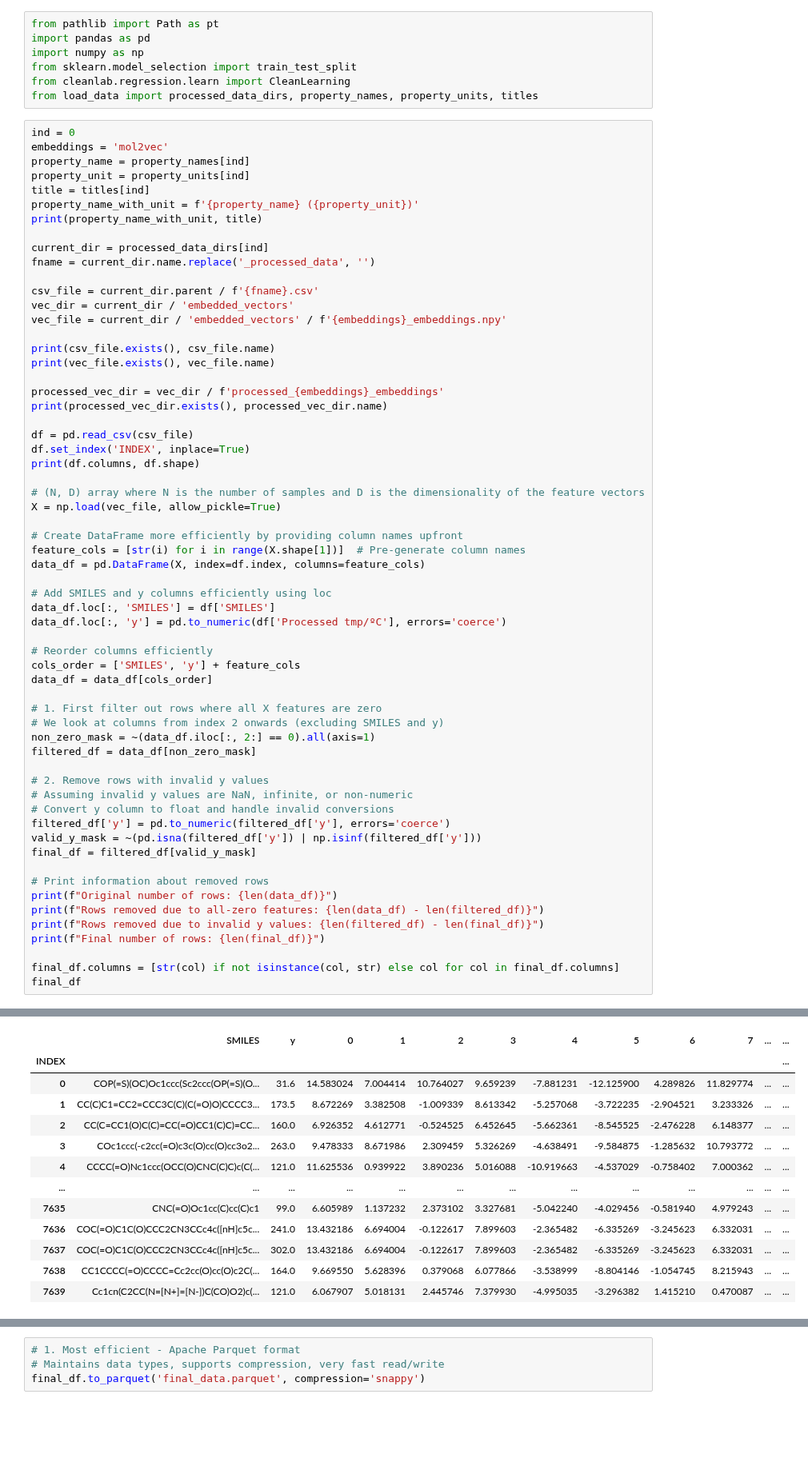
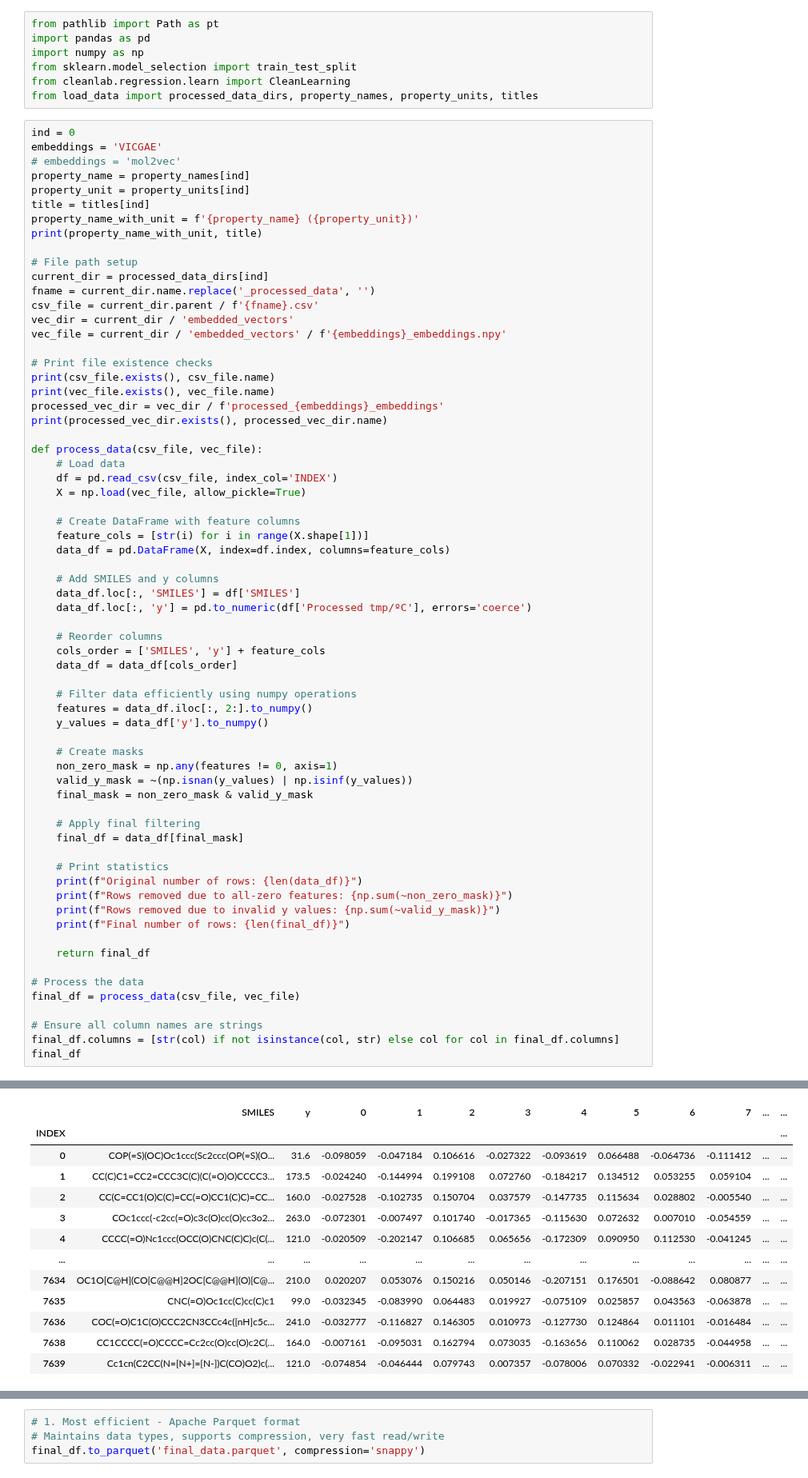
Before and after one commit to aravindhnivas/cxml_py, a Jupyter notebook: notebooks/testing.ipynb, the cells around one changed output, grey strips where cells are left out. Shown at 80% size. Drawn from its saved outputs; the diff is of its cells as text; blank space fills up the shorter version.

```diff
--- a/notebooks/testing.ipynb
+++ b/notebooks/testing.ipynb
@@ -7,63 +7,68 @@ from cleanlab.regression.learn import CleanLearning
 from load_data import processed_data_dirs, property_names, property_units, titles
 # %%
 ind = 0
-embeddings = 'mol2vec'
+embeddings = 'VICGAE'
+# embeddings = 'mol2vec'
 property_name = property_names[ind]
 property_unit = property_units[ind]
 title = titles[ind]
 property_name_with_unit = f'{property_name} ({property_unit})'
 print(property_name_with_unit, title)
 
+# File path setup
 current_dir = processed_data_dirs[ind]
 fname = current_dir.name.replace('_processed_data', '')
-
 csv_file = current_dir.parent / f'{fname}.csv'
 vec_dir = current_dir / 'embedded_vectors'
 vec_file = current_dir / 'embedded_vectors' / f'{embeddings}_embeddings.npy'
 
+# Print file existence checks
 print(csv_file.exists(), csv_file.name)
 print(vec_file.exists(), vec_file.name)
-
 processed_vec_dir = vec_dir / f'processed_{embeddings}_embeddings'
 print(processed_vec_dir.exists(), processed_vec_dir.name)
 
-df = pd.read_csv(csv_file)
-df.set_index('INDEX', inplace=True)
-print(df.columns, df.shape)
+def process_data(csv_file, vec_file):
+    # Load data
+    df = pd.read_csv(csv_file, index_col='INDEX')
+    X = np.load(vec_file, allow_pickle=True)
 
-# (N, D) array where N is the number of samples and D is the dimensionality of the feature vectors
-X = np.load(vec_file, allow_pickle=True)
+    # Create DataFrame with feature columns
+    feature_cols = [str(i) for i in range(X.shape[1])]
+    data_df = pd.DataFrame(X, index=df.index, columns=feature_cols)
 
-# Create DataFrame more efficiently by providing column names upfront
-feature_cols = [str(i) for i in range(X.shape[1])]  # Pre-generate column names
-data_df = pd.DataFrame(X, index=df.index, columns=feature_cols)
+    # Add SMILES and y columns
+    data_df.loc[:, 'SMILES'] = df['SMILES']
+    data_df.loc[:, 'y'] = pd.to_numeric(df['Processed tmp/ºC'], errors='coerce')
 
-# Add SMILES and y columns efficiently using loc
-data_df.loc[:, 'SMILES'] = df['SMILES']
-data_df.loc[:, 'y'] = pd.to_numeric(df['Processed tmp/ºC'], errors='coerce')
+    # Reorder columns
+    cols_order = ['SMILES', 'y'] + feature_cols
+    data_df = data_df[cols_order]
 
-# Reorder columns efficiently
-cols_order = ['SMILES', 'y'] + feature_cols
-data_df = data_df[cols_order]
+    # Filter data efficiently using numpy operations
+    features = data_df.iloc[:, 2:].to_numpy()
+    y_values = data_df['y'].to_numpy()
 
-# 1. First filter out rows where all X features are zero
-# We look at columns from index 2 onwards (excluding SMILES and y)
-non_zero_mask = ~(data_df.iloc[:, 2:] == 0).all(axis=1)
-filtered_df = data_df[non_zero_mask]
+    # Create masks
+    non_zero_mask = np.any(features != 0, axis=1)
+    valid_y_mask = ~(np.isnan(y_values) | np.isinf(y_values))
+    final_mask = non_zero_mask & valid_y_mask
 
-# 2. Remove rows with invalid y values
-# Assuming invalid y values are NaN, infinite, or non-numeric
-# Convert y column to float and handle invalid conversions
-filtered_df['y'] = pd.to_numeric(filtered_df['y'], errors='coerce')
-valid_y_mask = ~(pd.isna(filtered_df['y']) | np.isinf(filtered_df['y']))
-final_df = filtered_df[valid_y_mask]
+    # Apply final filtering
+    final_df = data_df[final_mask]
 
-# Print information about removed rows
-print(f"Original number of rows: {len(data_df)}")
-print(f"Rows removed due to all-zero features: {len(data_df) - len(filtered_df)}")
-print(f"Rows removed due to invalid y values: {len(filtered_df) - len(final_df)}")
-print(f"Final number of rows: {len(final_df)}")
+    # Print statistics
+    print(f"Original number of rows: {len(data_df)}")
+    print(f"Rows removed due to all-zero features: {np.sum(~non_zero_mask)}")
+    print(f"Rows removed due to invalid y values: {np.sum(~valid_y_mask)}")
+    print(f"Final number of rows: {len(final_df)}")
 
+    return final_df
+
+# Process the data
+final_df = process_data(csv_file, vec_file)
+
+# Ensure all column names are strings
 final_df.columns = [str(col) if not isinstance(col, str) else col for col in final_df.columns]
 final_df
 # %% [output]
@@ -79,13 +83,13 @@ Final number of rows: 7476
 |  | SMILES | y | 0 | 1 | 2 | 3 | 4 | 5 | 6 | 7 | ... | ... |
 | INDEX |  |  |  |  |  |  |  |  |  |  |  | ... |
-| 0 | COP(=S)(OC)Oc1ccc(Sc2ccc(OP(=S)(O... | 31.6 | 14.583024 | 7.004414 | 10.764027 | 9.659239 | -7.881231 | -12.125900 | 4.289826 | 11.829774 | ... | ... |
-| 1 | CC(C)C1=CC2=CCC3C(C)(C(=O)O)CCCC3... | 173.5 | 8.672269 | 3.382508 | -1.009339 | 8.613342 | -5.257068 | -3.722235 | -2.904521 | 3.233326 | ... | ... |
-| 2 | CC(C=CC1(O)C(C)=CC(=O)CC1(C)C)=CC... | 160.0 | 6.926352 | 4.612771 | -0.524525 | 6.452645 | -5.662361 | -8.545525 | -2.476228 | 6.148377 | ... | ... |
-| 3 | COc1ccc(-c2cc(=O)c3c(O)cc(O)cc3o2... | 263.0 | 9.478333 | 8.671986 | 2.309459 | 5.326269 | -4.638491 | -9.584875 | -1.285632 | 10.793772 | ... | ... |
-| 4 | CCCC(=O)Nc1ccc(OCC(O)CNC(C)C)c(C(... | 121.0 | 11.625536 | 0.939922 | 3.890236 | 5.016088 | -10.919663 | -4.537029 | -0.758402 | 7.000362 | ... | ... |
+| 0 | COP(=S)(OC)Oc1ccc(Sc2ccc(OP(=S)(O... | 31.6 | -0.098059 | -0.047184 | 0.106616 | -0.027322 | -0.093619 | 0.066488 | -0.064736 | -0.111412 | ... | ... |
+| 1 | CC(C)C1=CC2=CCC3C(C)(C(=O)O)CCCC3... | 173.5 | -0.024240 | -0.144994 | 0.199108 | 0.072760 | -0.184217 | 0.134512 | 0.053255 | 0.059104 | ... | ... |
+| 2 | CC(C=CC1(O)C(C)=CC(=O)CC1(C)C)=CC... | 160.0 | -0.027528 | -0.102735 | 0.150704 | 0.037579 | -0.147735 | 0.115634 | 0.028802 | -0.005540 | ... | ... |
+| 3 | COc1ccc(-c2cc(=O)c3c(O)cc(O)cc3o2... | 263.0 | -0.072301 | -0.007497 | 0.101740 | -0.017365 | -0.115630 | 0.072632 | 0.007010 | -0.054559 | ... | ... |
+| 4 | CCCC(=O)Nc1ccc(OCC(O)CNC(C)C)c(C(... | 121.0 | -0.020509 | -0.202147 | 0.106685 | 0.065656 | -0.172309 | 0.090950 | 0.112530 | -0.041245 | ... | ... |
 | ... | ... | ... | ... | ... | ... | ... | ... | ... | ... | ... | ... | ... |
-| 7635 | CNC(=O)Oc1cc(C)cc(C)c1 | 99.0 | 6.605989 | 1.137232 | 2.373102 | 3.327681 | -5.042240 | -4.029456 | -0.581940 | 4.979243 | ... | ... |
-| 7636 | COC(=O)C1C(O)CCC2CN3CCc4c([nH]c5c... | 241.0 | 13.432186 | 6.694004 | -0.122617 | 7.899603 | -2.365482 | -6.335269 | -3.245623 | 6.332031 | ... | ... |
-| 7637 | COC(=O)C1C(O)CCC2CN3CCc4c([nH]c5c... | 302.0 | 13.432186 | 6.694004 | -0.122617 | 7.899603 | -2.365482 | -6.335269 | -3.245623 | 6.332031 | ... | ... |
-| 7638 | CC1CCCC(=O)CCCC=Cc2cc(O)cc(O)c2C(... | 164.0 | 9.669550 | 5.628396 | 0.379068 | 6.077866 | -3.538999 | -8.804146 | -1.054745 | 8.215943 | ... | ... |
-| 7639 | Cc1cn(C2CC(N=[N+]=[N-])C(CO)O2)c(... | 121.0 | 6.067907 | 5.018131 | 2.445746 | 7.379930 | -4.995035 | -3.296382 | 1.415210 | 0.470087 | ... | ... |
+| 7634 | OC1O[C@H](CO[C@@H]2OC[C@@H](O)[C@... | 210.0 | 0.020207 | 0.053076 | 0.150216 | 0.050146 | -0.207151 | 0.176501 | -0.088642 | 0.080877 | ... | ... |
+| 7635 | CNC(=O)Oc1cc(C)cc(C)c1 | 99.0 | -0.032345 | -0.083990 | 0.064483 | 0.019927 | -0.075109 | 0.025857 | 0.043563 | -0.063878 | ... | ... |
+| 7636 | COC(=O)C1C(O)CCC2CN3CCc4c([nH]c5c... | 241.0 | -0.032777 | -0.116827 | 0.146305 | 0.010973 | -0.127730 | 0.124864 | 0.011101 | -0.016484 | ... | ... |
+| 7638 | CC1CCCC(=O)CCCC=Cc2cc(O)cc(O)c2C(... | 164.0 | -0.007161 | -0.095031 | 0.162794 | 0.073035 | -0.163656 | 0.110062 | 0.028735 | -0.044958 | ... | ... |
+| 7639 | Cc1cn(C2CC(N=[N+]=[N-])C(CO)O2)c(... | 121.0 | -0.074854 | -0.046444 | 0.079743 | 0.007357 | -0.078006 | 0.070332 | -0.022941 | -0.006311 | ... | ... |
```
Also changed, not shown: parts of 3 cells of this notebook.
